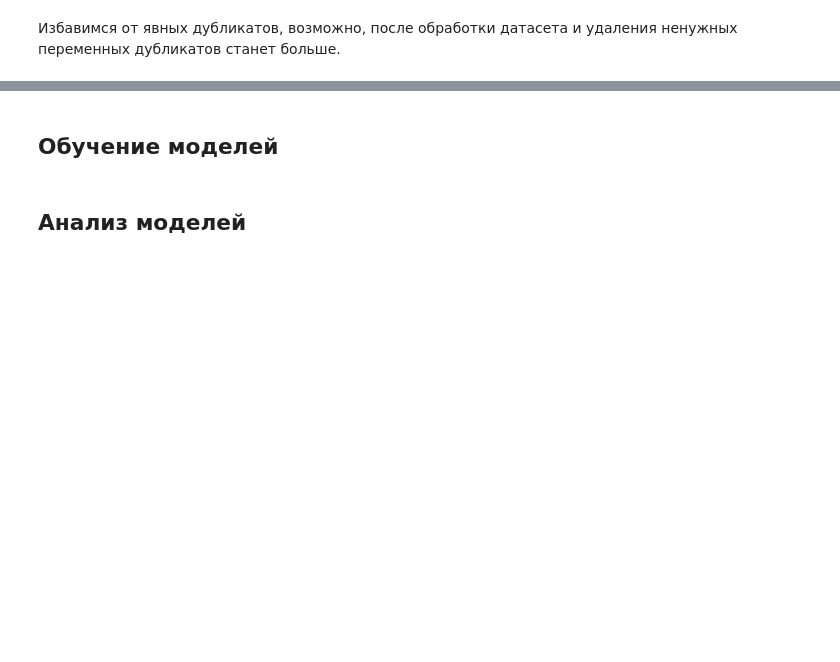
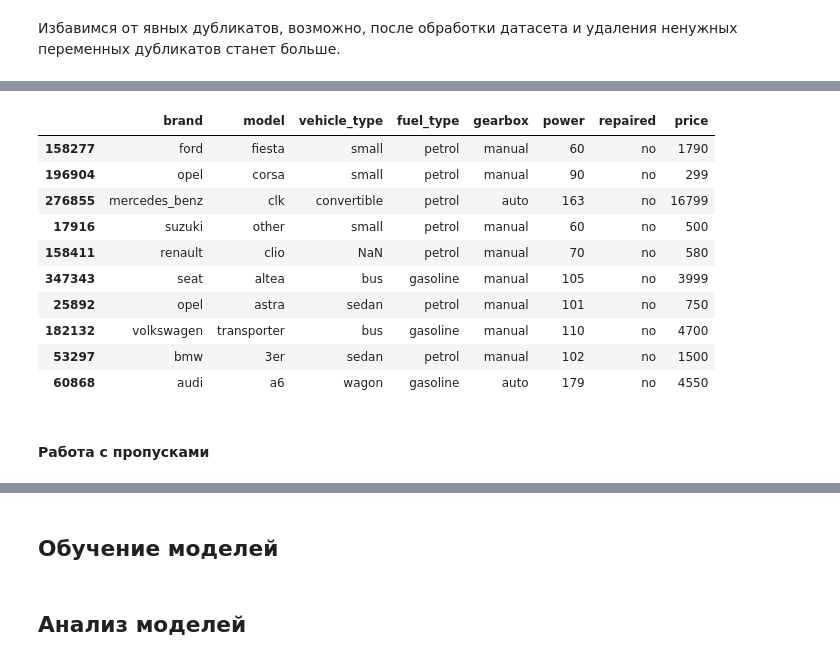
Before and after one commit to EPrutskoy/Car-Service-Yndex-Project, a Jupyter notebook: c71922ff-725e-49ec-bb47-35977b79edc9.ipynb, the cells around one changed output, grey strips where cells are left out. Drawn from its saved outputs; the diff is of its cells as text; code cells hidden in the pictures; blank space fills up the shorter version.

```diff
--- a/c71922ff-725e-49ec-bb47-35977b79edc9.ipynb
+++ b/c71922ff-725e-49ec-bb47-35977b79edc9.ipynb
@@ -220,0 +266,16 @@ display(data[['Repaired','VehicleType', 'FuelType', 'Gearbox', 'Model']].sample(
+# %%
+display(data[['brand', 'model','vehicle_type', 'fuel_type', 'gearbox', 'power' ,'repaired','price']].sample(10))
+# %% [output]
+|  | brand | model | vehicle_type | fuel_type | gearbox | power | repaired | price |
+| 158277 | ford | fiesta | small | petrol | manual | 60 | no | 1790 |
+| 196904 | opel | corsa | small | petrol | manual | 90 | no | 299 |
+| 276855 | mercedes_benz | clk | convertible | petrol | auto | 163 | no | 16799 |
+| 17916 | suzuki | other | small | petrol | manual | 60 | no | 500 |
+| 158411 | renault | clio | NaN | petrol | manual | 70 | no | 580 |
+| 347343 | seat | altea | bus | gasoline | manual | 105 | no | 3999 |
+| 25892 | opel | astra | sedan | petrol | manual | 101 | no | 750 |
+| 182132 | volkswagen | transporter | bus | gasoline | manual | 110 | no | 4700 |
+| 53297 | bmw | 3er | sedan | petrol | manual | 102 | no | 1500 |
+| 60868 | audi | a6 | wagon | gasoline | auto | 179 | no | 4550 |
+# %% [markdown]
+#### Работа с пропусками
```
Also changed, not shown: parts of 21 cells of this notebook.
